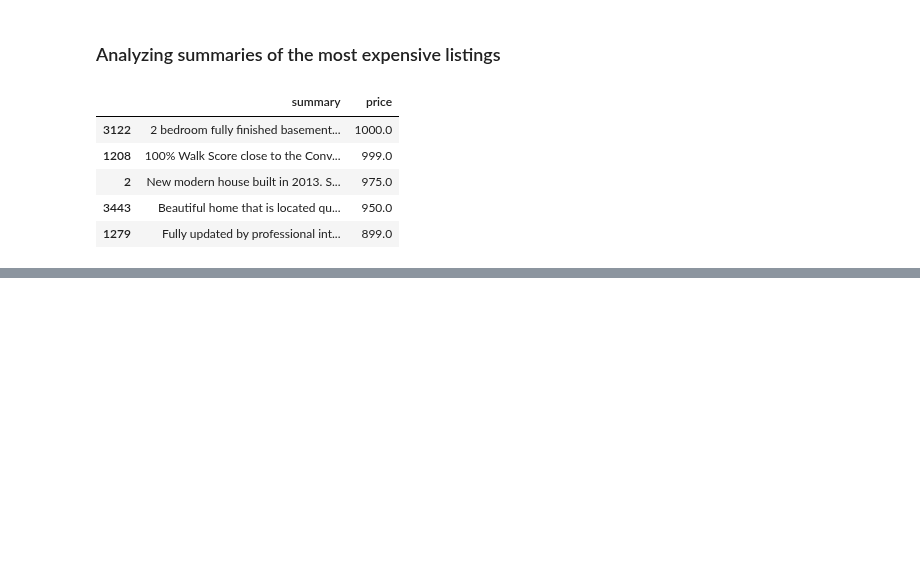
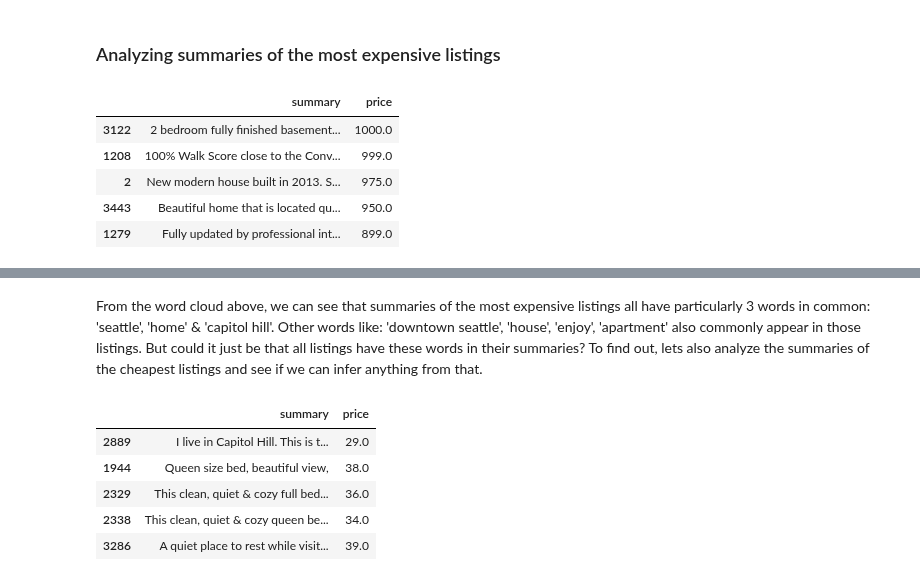
Before and after one commit to bhavya-06darshnik/Airbnb_Data_Analysis, a Jupyter notebook: EDA_3.ipynb, the cells around one changed output, grey strips where cells are left out. Cells and saved outputs as stored; diff of their text form; code cells hidden in the pictures; blank space fills up the shorter version.

Commit message:
doing summaries analysis

```diff
--- a/EDA_3.ipynb
+++ b/EDA_3.ipynb
@@ -102,0 +125,16 @@ filtered_data=[word for word in words_only if word not in stopwords.words('engli
+# %% [markdown]
+From the word cloud above, we can see that summaries of the most expensive listings all have particularly 3 words in common: 'seattle', 'home' & 'capitol hill'. Other words like: 'downtown seattle', 'house', 'enjoy', 'apartment' also commonly appear in those listings. But could it just be that all listings have these words in their summaries? To find out, lets also analyze the summaries of the cheapest listings and see if we can infer anything from that.
+# %%
+summaryDF=new_df[['summary','price']]    # 100 cheapest listing
+summaryDF=summaryDF[pd.notnull(summaryDF['summary'])]
+summaryDF=summaryDF[summaryDF['summary']!=0]
+summaryDF = summaryDF.sort_values('price',ascending=[1])
+bot100DF = summaryDF.head(100)
+bot100DF.sample(n=5)
+# %% [output]
+|  | summary | price |
+| 2889 | I live in Capitol Hill. This is t... | 29.0 |
+| 1944 | Queen size bed, beautiful view, | 38.0 |
+| 2329 | This clean, quiet & cozy full bed... | 36.0 |
+| 2338 | This clean, quiet & cozy queen be... | 34.0 |
+| 3286 | A quiet place to rest while visit... | 39.0 |
```
Also changed, not shown: parts of 5 cells of this notebook, 1 other file.
